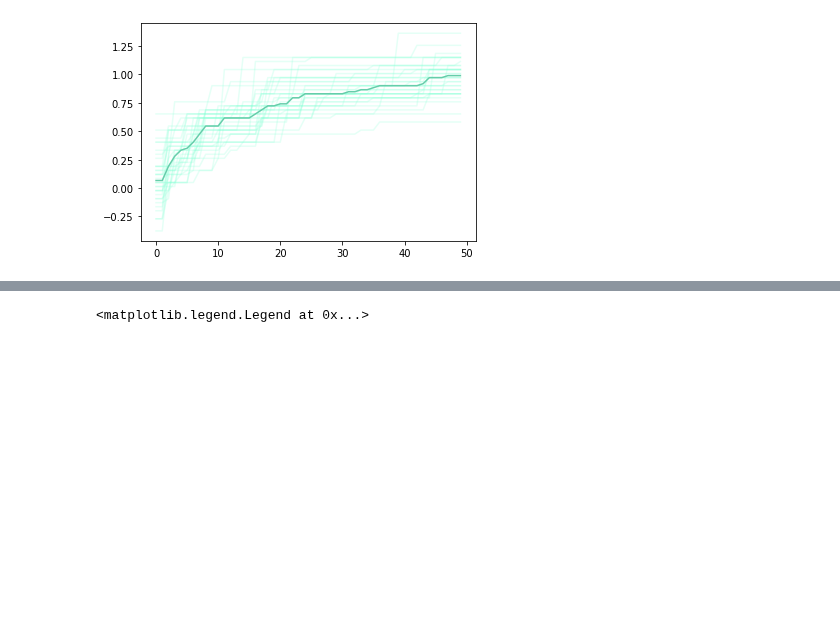
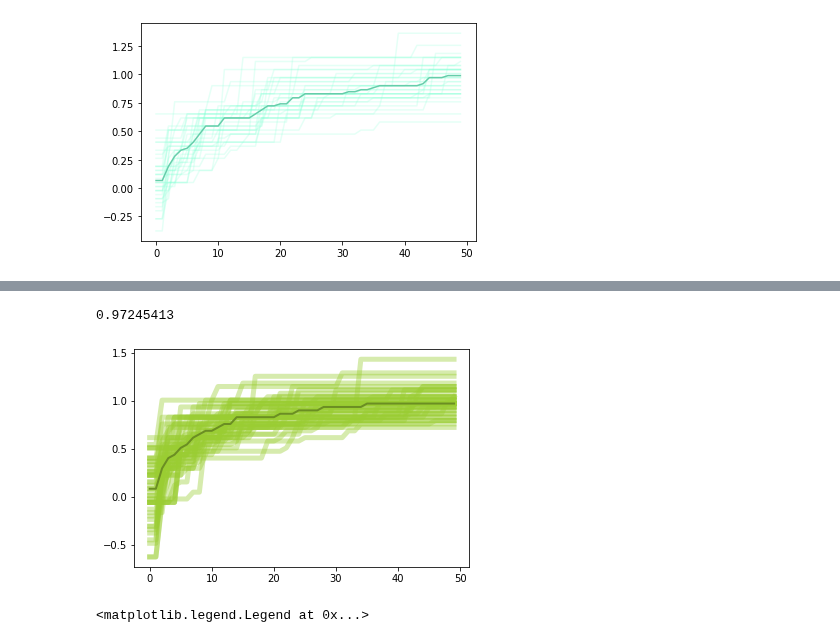
Before and after one commit to ur-whitelab/wazy, a Jupyter notebook: paper/figures.ipynb, the cells around one changed output, grey strips where cells are left out. Saved outputs shown, nothing was run; the diff lists cells and outputs as text; code cells hidden in the pictures; blank space fills up the shorter version.

```diff
--- a/paper/figures.ipynb
+++ b/paper/figures.ipynb
@@ -202,3 +211,19 @@ print(y_smooth_median[-1])
+# %%
+plt.figure()
+ax = plt.gca()
+y_dropout = []
+for i in range(49):
+    with open('result_ucb/labels/y_{0}.pkl'.format(i), 'rb') as f:
+        curr = current_best(pickle.load(f))
+        y_dropout.append(curr)
+        ax.plot(curr, alpha=0.4, linewidth=5, color='yellowgreen')
+y_dropout = np.array(y_dropout)
+y_dropout_median = np.median(y_dropout, axis=0)
+ax.plot(y_dropout_median, color='olivedrab', linewidth=2)
+print(y_dropout_median[-1])
+# %% [output]
+0.97245413
+[figure, added]
 # %%
 eps1 = []
 als = []
```
Also changed, not shown: parts of 4 cells of this notebook, 2 other files.
